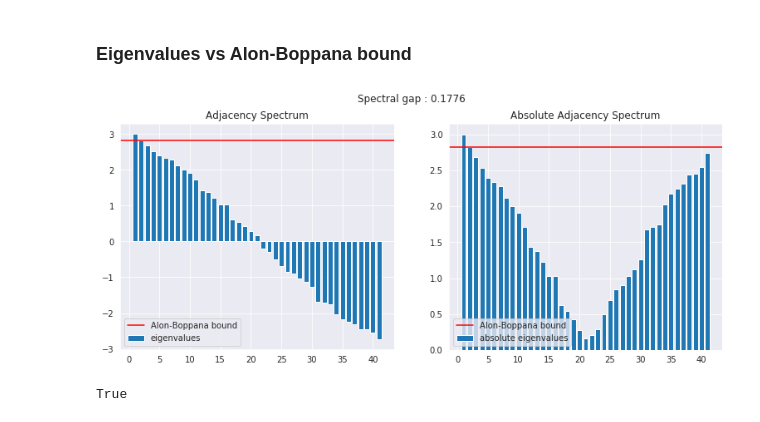
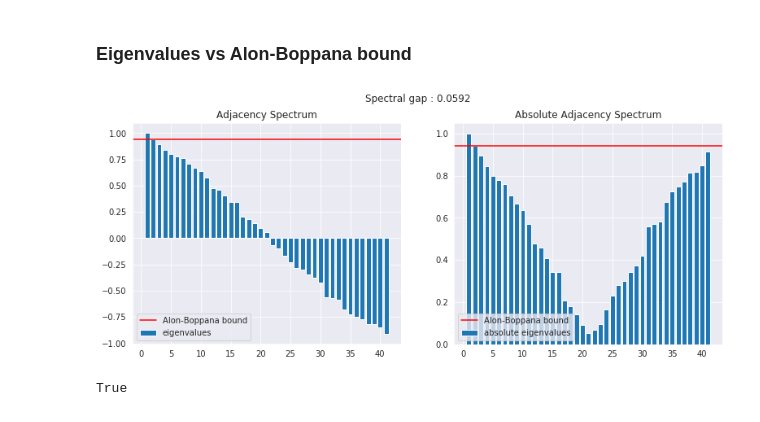
Before and after one commit to sauxpa/expander_graphs, a Jupyter notebook: lps3.ipynb, the cells around one changed output. Drawn from its saved outputs; the diff is of its cells as text; code cells hidden in the pictures.

```diff
--- a/lps3.ipynb
+++ b/lps3.ipynb
@@ -13,6 +14,8 @@ p = sympy.prime(13)
 builder = LPS3(p, remove_parallel_edges=False, remove_self_edges=False)
 builder.build()
 G = builder.G
+
+n = G.number_of_nodes()
 # %% [markdown]
 ### Graph
 # %%
@@ -37,24 +40,24 @@ The iterable function was deprecated in Matplotlib 3.1 and will be removed in 3.
 # %%
 with sns.axes_style("darkgrid"):
     fig, axes = plt.subplots(figsize=(13, 5), nrows=1, ncols=2)
 
-    fig.suptitle('Spectral gap : {:.4f}'.format(builder.spectral_gap))
+    fig.suptitle('Spectral gap : {:.4f}'.format(builder.normalized_spectral_gap))
 
     ax = axes[0]
-    ax.bar(range(1, p+1), builder.spectrum, label='eigenvalues')
-    ax.axhline(y=builder.alon_boppana(3), color='r', label='Alon-Boppana bound')
+    ax.bar(range(1, n+1), builder.normalized_spectrum, label='eigenvalues')
+    ax.axhline(y=alon_boppana(3, normalized=True), color='r', label='Alon-Boppana bound')
     ax.set_title('Adjacency Spectrum')
     ax.legend(loc='lower left')
 
     ax = axes[1]
-    ax.bar(range(1, p+1), np.abs(builder.spectrum), label='absolute eigenvalues')
-    ax.axhline(y=builder.alon_boppana(3), color='r', label='Alon-Boppana bound')
+    ax.bar(range(1, n+1), np.abs(builder.normalized_spectrum), label='absolute eigenvalues')
+    ax.axhline(y=alon_boppana(3, normalized=True), color='r', label='Alon-Boppana bound')
     ax.set_title('Absolute Adjacency Spectrum')
     ax.legend(loc='lower left')
 
-plt.show()
+    plt.show()
 # %% [output]
-[figure, old version]
+[figure, new version]
 # %%
 builder.is_ramanujan
 # %% [output]
```
Also changed, not shown: parts of 7 cells of this notebook, 2 other files.
